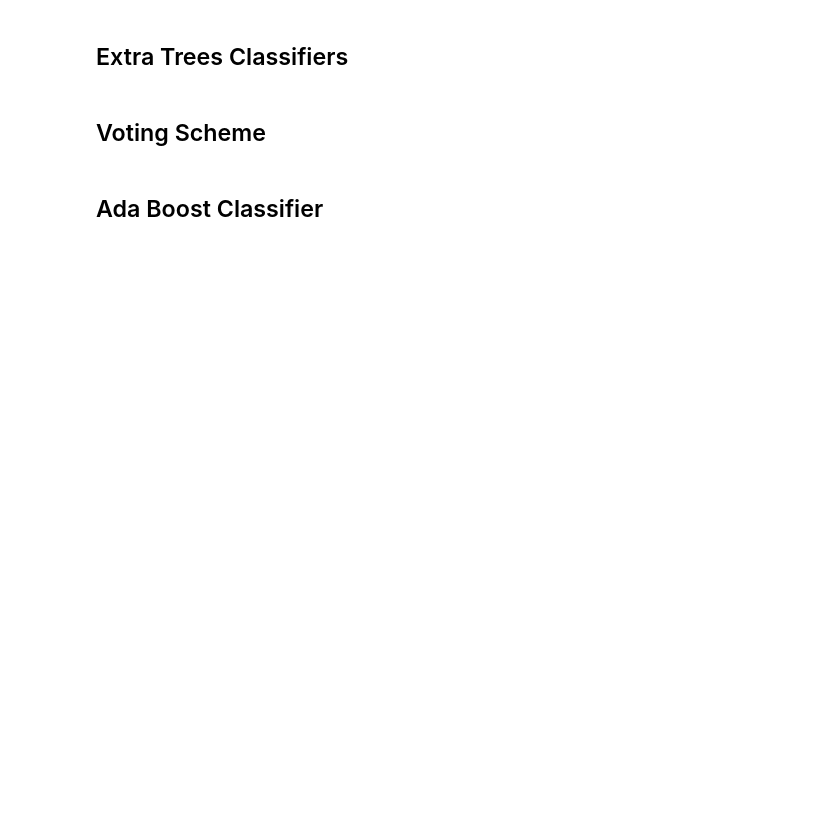
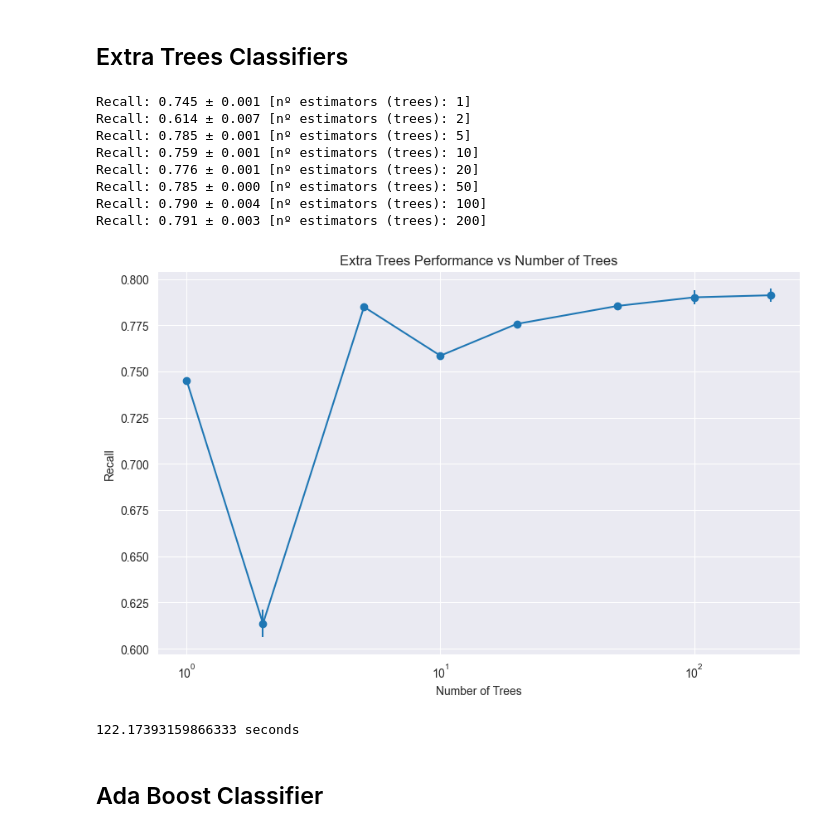
Before and after one commit to alexlafuente/heart_attack_prediction_md, a Jupyter notebook: decisionTrees.ipynb, the cells around one changed output. Saved outputs shown, nothing was run; the diff lists cells and outputs as text; code cells hidden in the pictures; blank space fills up the shorter version.

```diff
--- a/decisionTrees.ipynb
+++ b/decisionTrees.ipynb
@@ -235,35 +262,44 @@ KeyboardInterrupt
 # %% [markdown]
 ## Extra Trees Classifiers
 # %%
-@compute_executions_time
-def execute_extra_trees_classifier_with_different_estimators_and_cv(cv=10):
+¡@compute_executions_time
+def execute_extra_trees_classifier_with_different_estimators_and_cv(cv=2):
     results = []
     options = [1, 2, 5, 10, 20, 50, 100, 200]
     for n_trees in options:
         extra_trees_classifier = ExtraTreesClassifier(
             n_estimators = n_trees,
             random_state=1
         )
         scores = cross_val_score(
             estimator = extra_trees_classifier,
             X = X,
             y = y,
             cv = cv,
             scoring = "recall"
         )
         results.append((n_trees, scores.mean(), scores.std()))
         print(f"Recall: {scores.mean():.3f} ± {scores.std():.3f} [nº estimators (trees): {n_trees}]")
     plt.figure(figsize=(10, 6))
     means = [r[1] for r in results]
     stds = [r[2] for r in results]
     plt.errorbar(options, means, yerr=stds, fmt='-o')
     plt.xlabel('Number of Trees')
     plt.ylabel('Recall')
     plt.title('Extra Trees Performance vs Number of Trees')
     plt.xscale('log')
     plt.grid(True)
     plt.show()
 
 execute_extra_trees_classifier_with_different_estimators_and_cv()
+# %% [output]
+Recall: 0.745 ± 0.001 [nº estimators (trees): 1]
+Recall: 0.614 ± 0.007 [nº estimators (trees): 2]
+Recall: 0.785 ± 0.001 [nº estimators (trees): 5]
+Recall: 0.759 ± 0.001 [nº estimators (trees): 10]
+Recall: 0.776 ± 0.001 [nº estimators (trees): 20]
+Recall: 0.785 ± 0.000 [nº estimators (trees): 50]
+Recall: 0.790 ± 0.004 [nº estimators (trees): 100]
+Recall: 0.791 ± 0.003 [nº estimators (trees): 200]
+[figure, added]
+122.17393159866333 seconds
-# %% [markdown]
-## Voting Scheme
```
Also changed, not shown: parts of 8 cells of this notebook.
